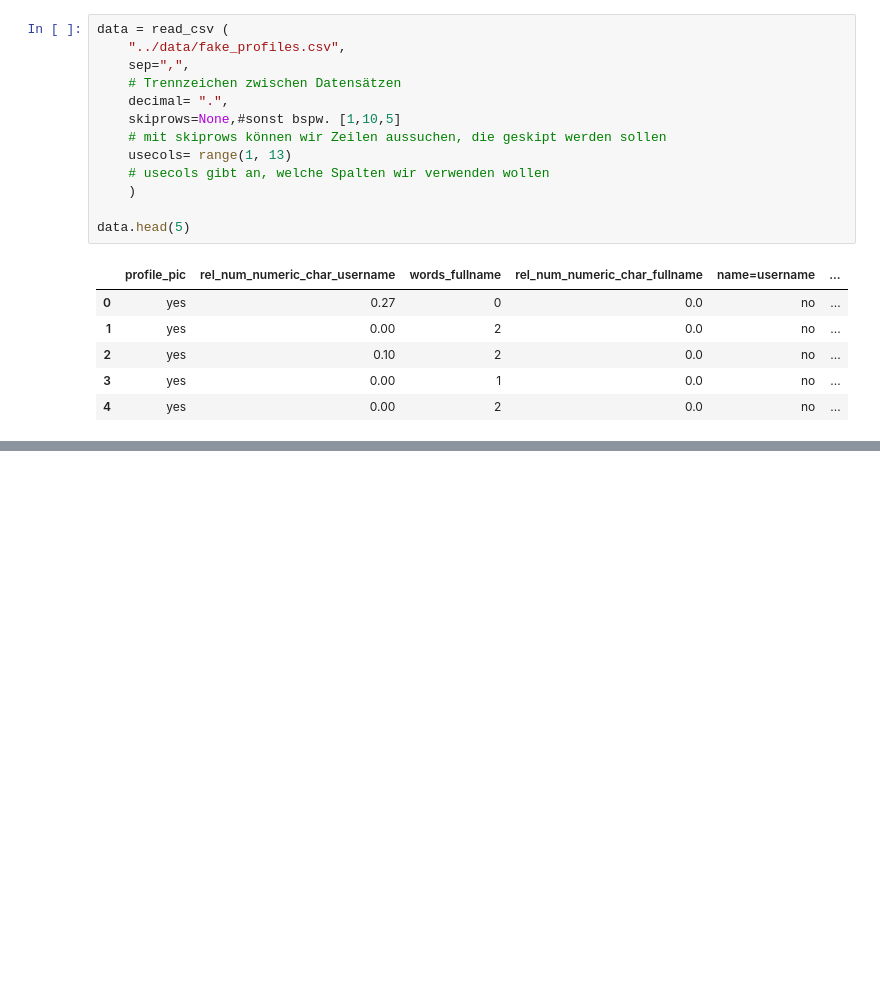
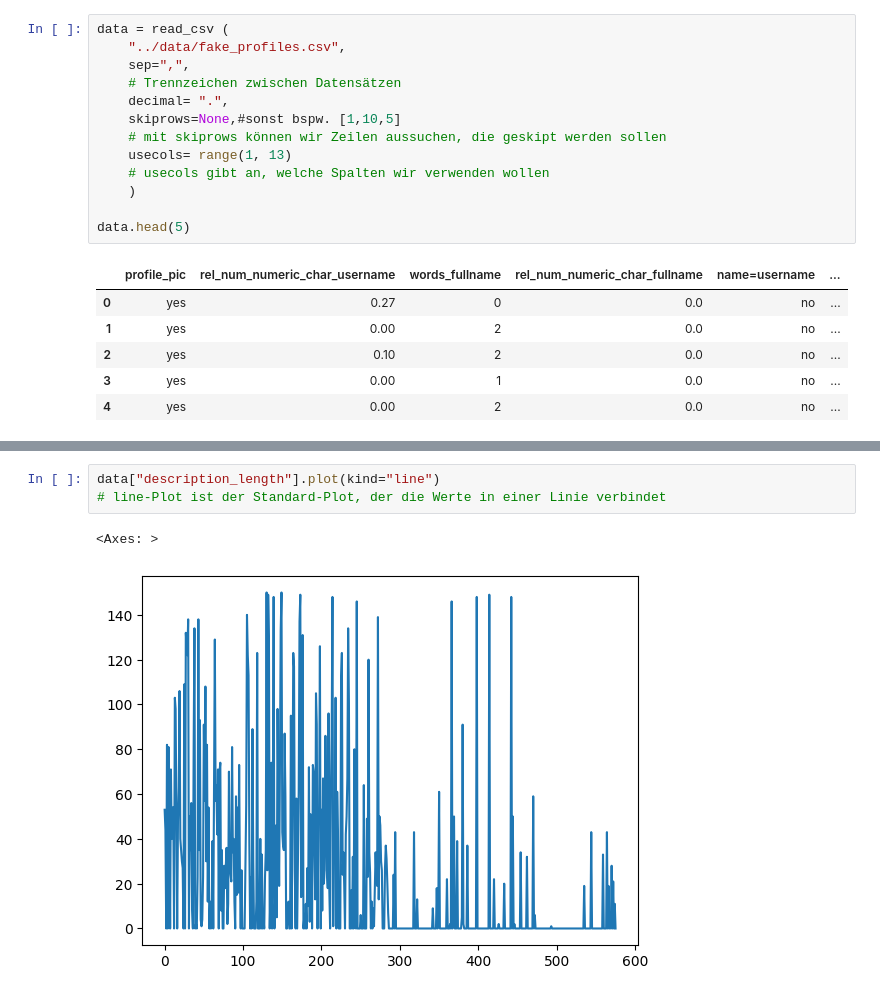
Before and after one commit to leaannadsr/data-science-SS25, a Jupyter notebook: code/lektion_02.ipynb, the cells around one changed output, grey strips where cells are left out. Drawn from its saved outputs; the diff is of its cells as text; blank space fills up the shorter version.

```diff
--- a/code/lektion_02.ipynb
+++ b/code/lektion_02.ipynb
@@ -77,0 +302,6 @@ data.head(5)
+# %%
+data["description_length"].plot(kind="line")
+# line-Plot ist der Standard-Plot, der die Werte in einer Linie verbindet
+# %% [output]
+<Axes: >
+[figure, added]
```
Also changed, not shown: parts of 28 cells of this notebook.
